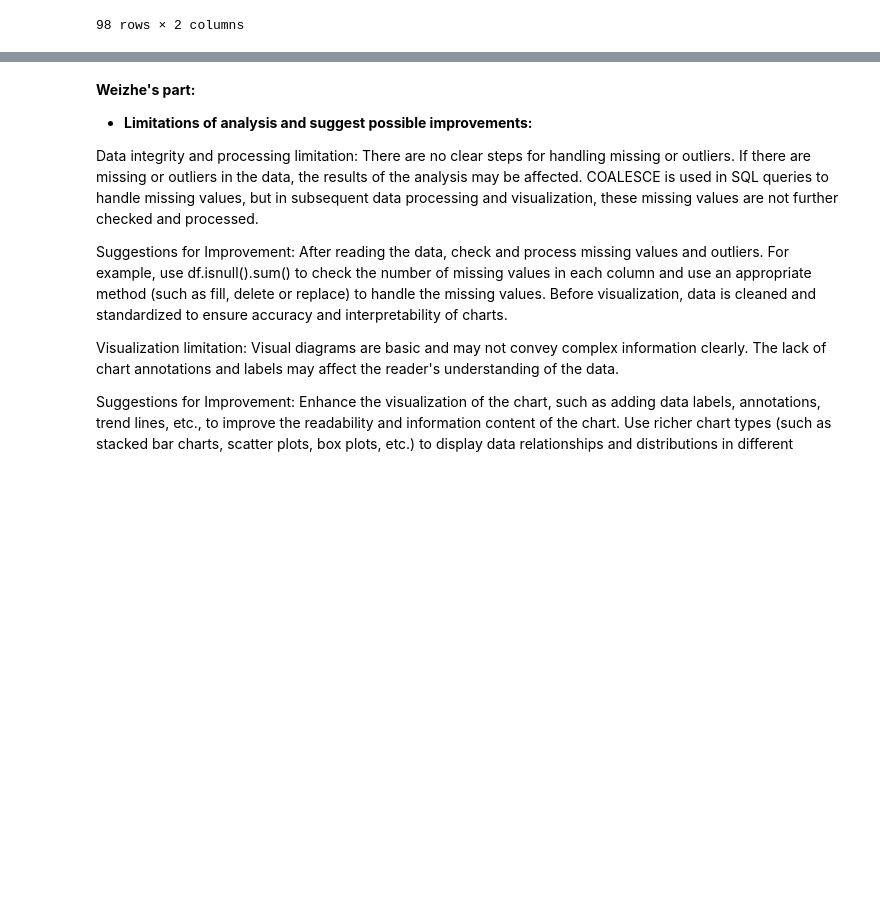
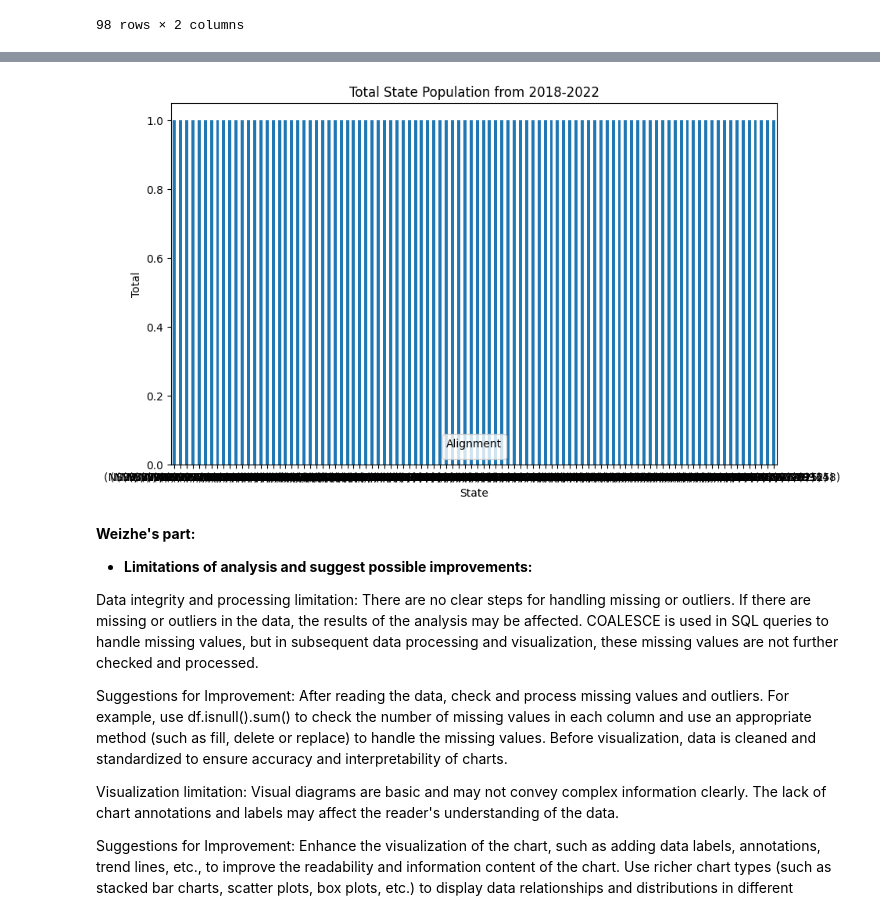
Before and after one commit to RyanNewB/Assessment-2-Programming-Assignment-2, a Jupyter notebook: Assignment_2_Business_Report_Updated.ipynb, the cells around one changed output, grey strips where cells are left out. Cells and saved outputs as stored; diff of their text form; code cells hidden in the pictures; blank space fills up the shorter version.

```diff
--- a/Assignment_2_Business_Report_Updated.ipynb
+++ b/Assignment_2_Business_Report_Updated.ipynb
@@ -57,0 +42,4 @@ print(tables)
+# %%
+import sqlite3
+connection = sqlite3.connect('/content/AUS_energy_sqlite3.db')
+cursor = connection.cursor()
@@ -190,0 +229,9 @@ AUS_energy_df[['State', 'GSP ($ million)']]
+# %%
+import pandas as pd
+
+# Group the data by Total Population in every state
+grouped_data = AUS_energy_df.groupby(['State','Year', 'Population'])
+
+# Calculate the count for each group
+Total_state_population_counts = grouped_data.size()
+Total_state_population_counts
@@ -190,0 +252,12 @@ AUS_energy_df[['State', 'GSP ($ million)']]
+# %%
+# Create a stacked bar chart
+Total_state_population_counts.plot(kind='bar', stacked=True, figsize=(10, 6))
+plt.title('Total State Population from 2018-2022')
+plt.xlabel('State')
+plt.ylabel('Total')
+plt.xticks(rotation=0)
+plt.legend(title='Alignment')
+
+# Display the plot
+plt.show()
+# %% [output]
@@ -191,3 +265,4 @@ AUS_energy_df[['State', 'GSP ($ million)']]
+[figure, added]
 # %% [markdown]
 **Weizhe's part:**
 
```
Also changed, not shown: parts of 21 cells of this notebook.
